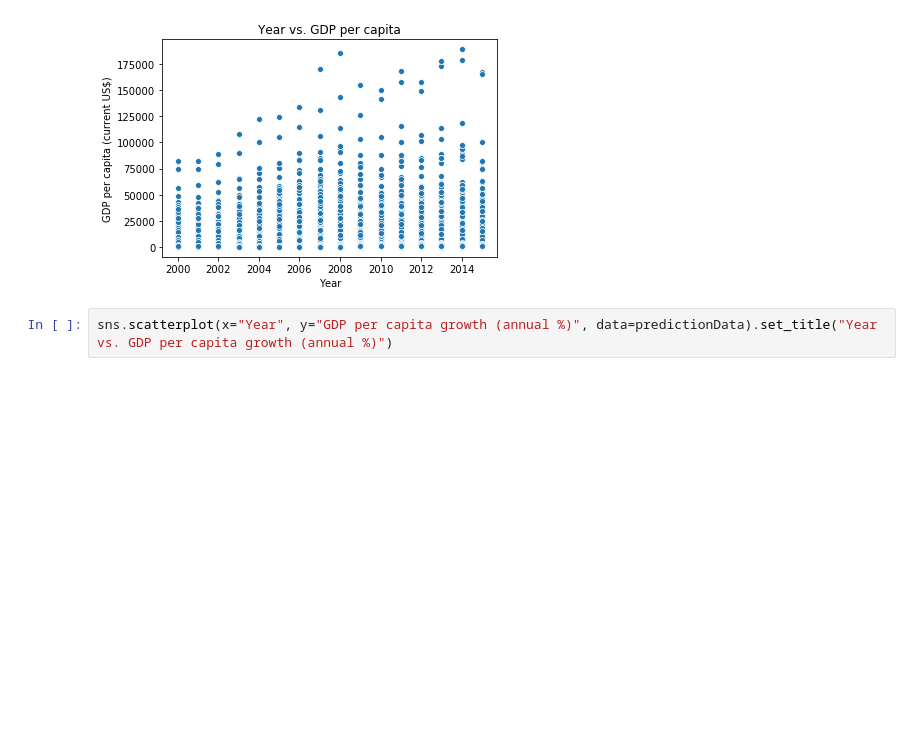
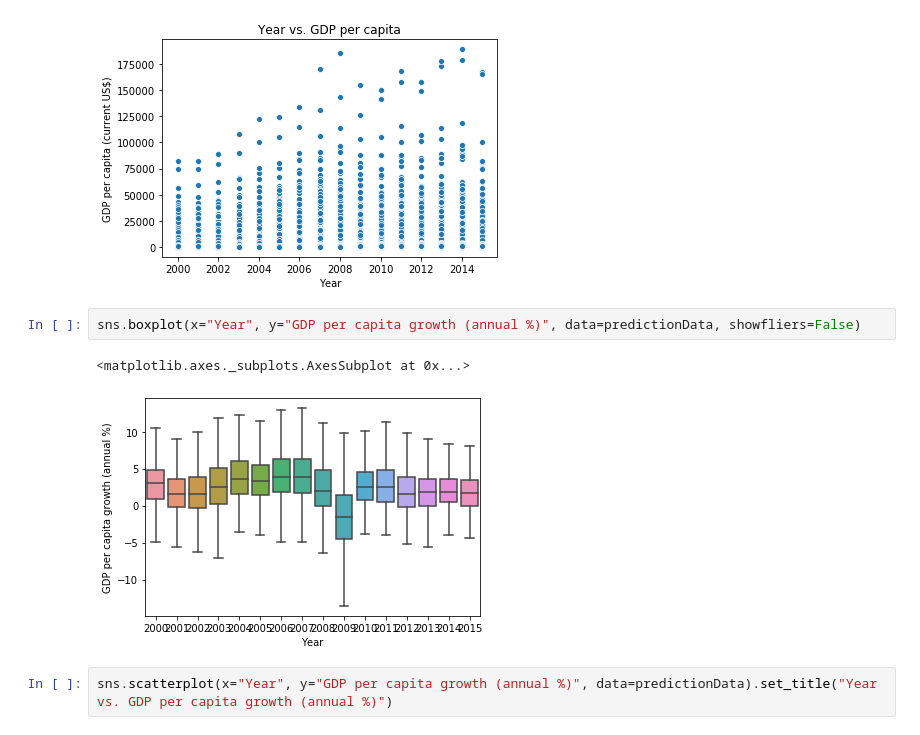
Before and after one commit to thechuster/thechuster.github.io, a Jupyter notebook: FinalProject.ipynb, the cells around one changed output. Drawn from its saved outputs; the diff is of its cells as text; blank space fills up the shorter version.

```diff
--- a/FinalProject.ipynb
+++ b/FinalProject.ipynb
@@ -249,6 +308,11 @@ sns.scatterplot(x="Year", y="GDP per capita (current US$)", data=predictionData)
 # %% [output]
 Text(0.5, 1.0, 'Year vs. GDP per capita')
 [figure]
+# %%
+sns.boxplot(x="Year", y="GDP per capita growth (annual %)", data=predictionData, showfliers=False)
+# %% [output]
+<matplotlib.axes._subplots.AxesSubplot at 0x...>
+[figure, added]
 # %%
 sns.scatterplot(x="Year", y="GDP per capita growth (annual %)", data=predictionData).set_title("Year vs. GDP per capita growth (annual %)")
 # %% [output]
```
Also changed, not shown: parts of 23 cells of this notebook, 2 other files.
